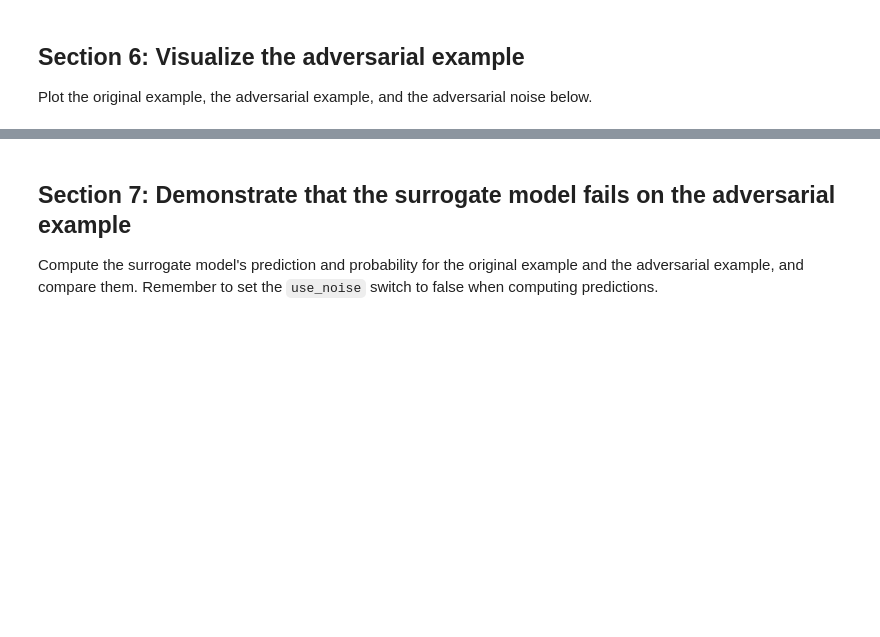
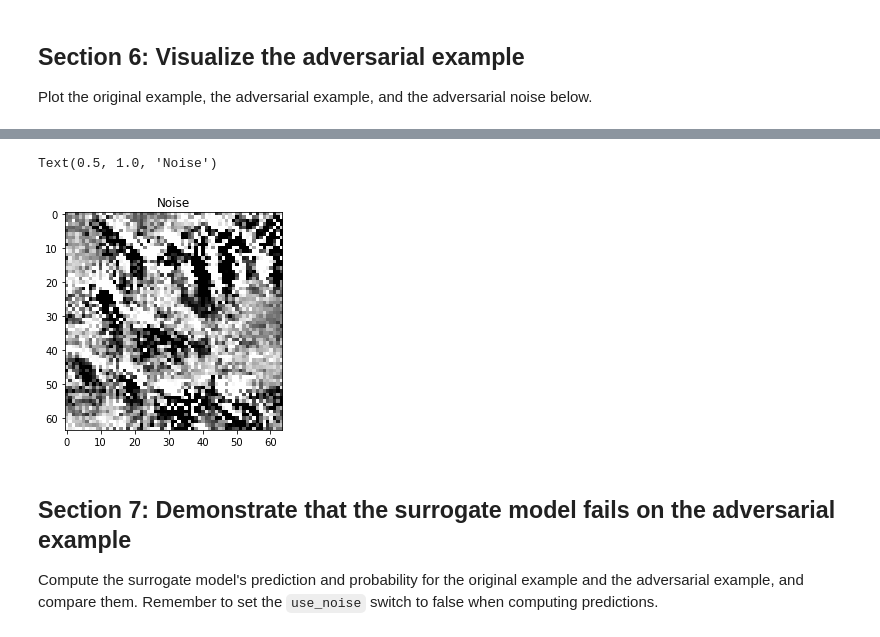
Before and after one commit to pramohan/caltech-cs11-tensorflow, a Jupyter notebook: labs/lab_5_adversarial_examples/lab_5.ipynb, the cells around one changed output, grey strips where cells are left out. Saved outputs shown, nothing was run; the diff lists cells and outputs as text; code cells hidden in the pictures; blank space fills up the shorter version.

```diff
--- a/labs/lab_5_adversarial_examples/lab_5.ipynb
+++ b/labs/lab_5_adversarial_examples/lab_5.ipynb
@@ -459,3 +472,9 @@ Plot the original example, the adversarial example, and the adversarial noise be
+# %%
+plt.imshow(tf.squeeze(surrogate_model.noise), cmap = 'gray')
+plt.title('Noise')
+# %% [output]
+Text(0.5, 1.0, 'Noise')
+[figure, added]
 # %% [markdown]
 ## Section 7: Demonstrate that the surrogate model fails on the adversarial example
 Compute the surrogate model's prediction and probability for the original example and the adversarial example, and compare them. Remember to set the `use_noise` switch to false when computing predictions.
```
Also changed, not shown: parts of 14 cells of this notebook, 8 other files.
